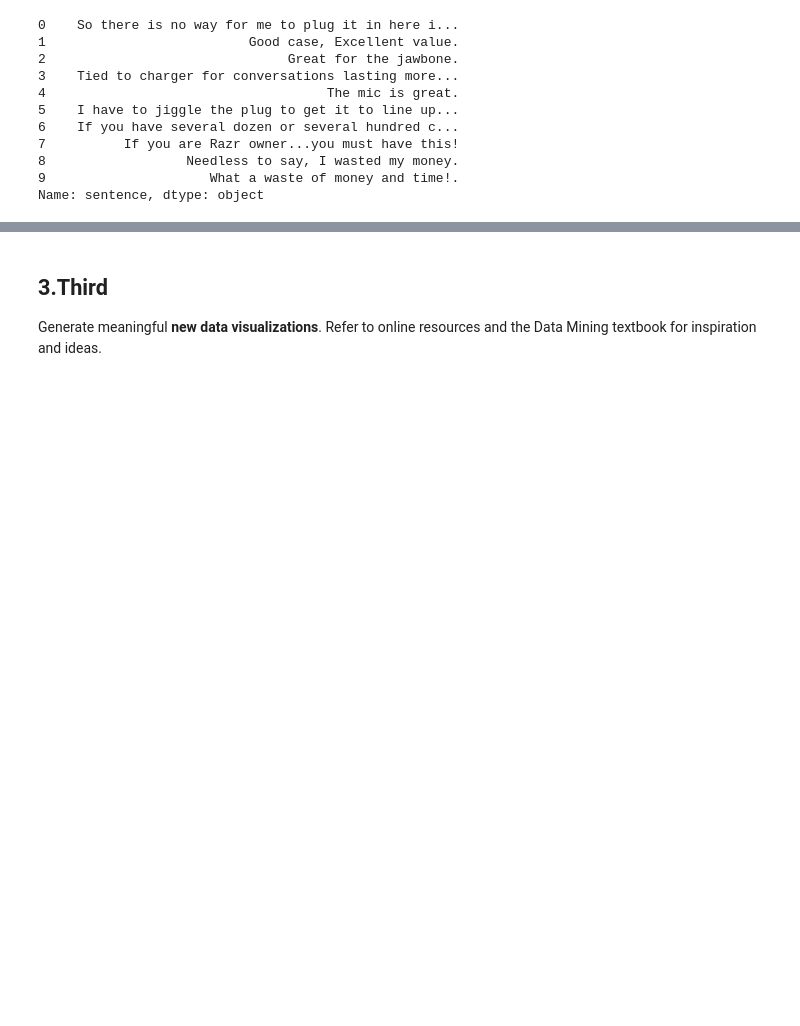
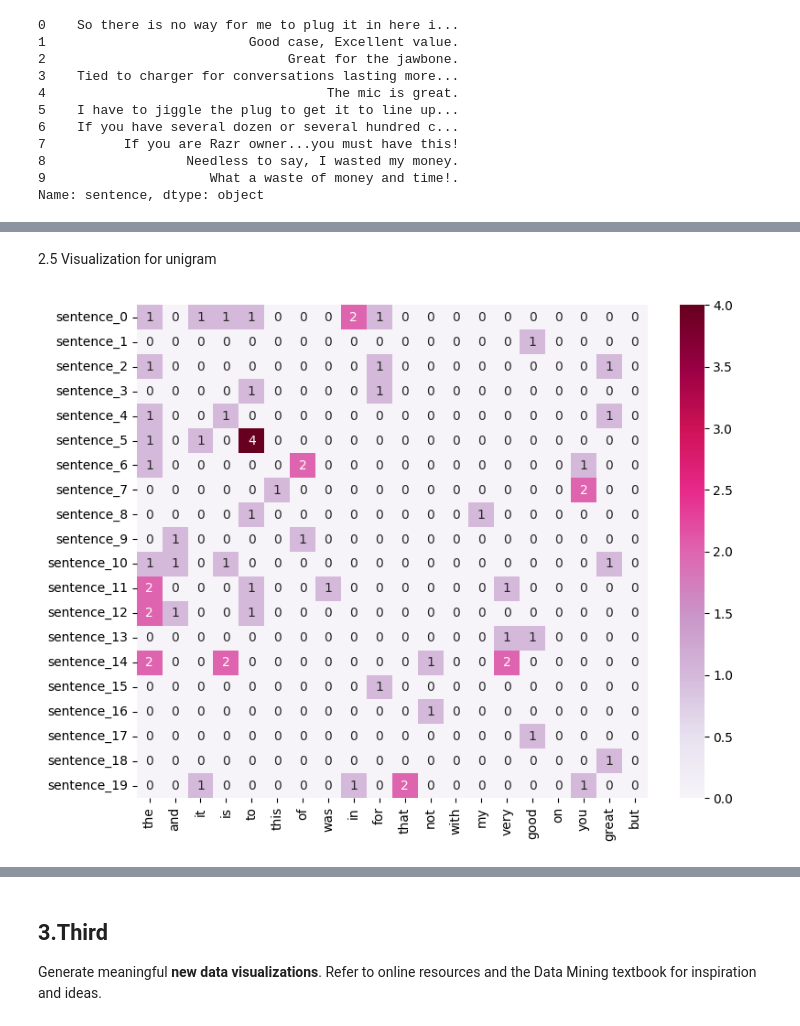
Before and after one commit to Jerry112138503/DM2023-Lab1-Master, a Jupyter notebook: Homework/DM2023-Lab1-Homework.ipynb, the cells around one changed output, grey strips where cells are left out. Cells and saved outputs as stored; diff of their text form; code cells hidden in the pictures; blank space fills up the shorter version.

```diff
--- a/Homework/DM2023-Lab1-Homework.ipynb
+++ b/Homework/DM2023-Lab1-Homework.ipynb
@@ -369,0 +425,4 @@ Name: sentence, dtype: object
+# %%
+# create Unigram
+df['unigrams'] = df['sentence'].apply(lambda x: dmh.tokenize_text(x))
+df["unigrams"].head()
@@ -369,0 +446,14 @@ Name: sentence, dtype: object
+# %%
+# 特徵子集選擇
+
+# 使用CountVectorizer將文本數據轉換為詞頻矩陣
+from sklearn.feature_extraction.text import CountVectorizer
+count_vect = CountVectorizer()
+df_counts = count_vect.fit_transform(df.sentence)  # 學習詞彙並返回文檔-詞頻矩陣
+
+# 獲取特徵名稱映射
+feature_names = count_vect.get_feature_names_out()
+
+# 打印第一個句子和對應的詞頻矩陣
+print('第一個句子: "%s"' % df.sentence[0])
+print(df_counts[0])
@@ -369,0 +498,4 @@ Name: sentence, dtype: object
+# %%
+#organize as dataframe type
+df_counts = pd.DataFrame(df_counts.toarray(), columns=feature_names)
+df_counts.head()
@@ -369,0 +510,24 @@ Name: sentence, dtype: object
+# %% [markdown]
+2.5 Visualization for unigram
+# %%
+# 將特徵名稱加上索引，表示前20個特徵
+plot_x = ["term_"+str(i) for i in feature_names[0:20]]
+# 將索引名稱加上前20行的行數，表示前20行的句子
+plot_y = ["sentence_"+ str(i) for i in list(df.index)[0:20]]
+# 提取DataFrame中前20行、前20列的數據，這些數據將被用於繪製熱圖
+plot_z = np.array(df_counts.iloc[:20, :20])
+
+import seaborn as sns
+
+# 按照列的總和降序排列，取前20列
+colsum = df_counts.sum(axis=0).sort_values(ascending=False).index
+df_count_sample = df_counts[colsum[:20]][:20]
+# 將DataFrame的索引名稱改為前20行的行數
+df_count_sample.index = plot_y
+
+# 設定畫布大小
+plt.subplots(figsize=(9, 7))
+# 繪製熱圖，使用"PuRd"顏色地圖，顯示數字
+ax = sns.heatmap(df_count_sample, cmap="PuRd", annot=True)
+# %% [output]
+[figure, added]
```
Also changed, not shown: parts of 29 cells of this notebook.
